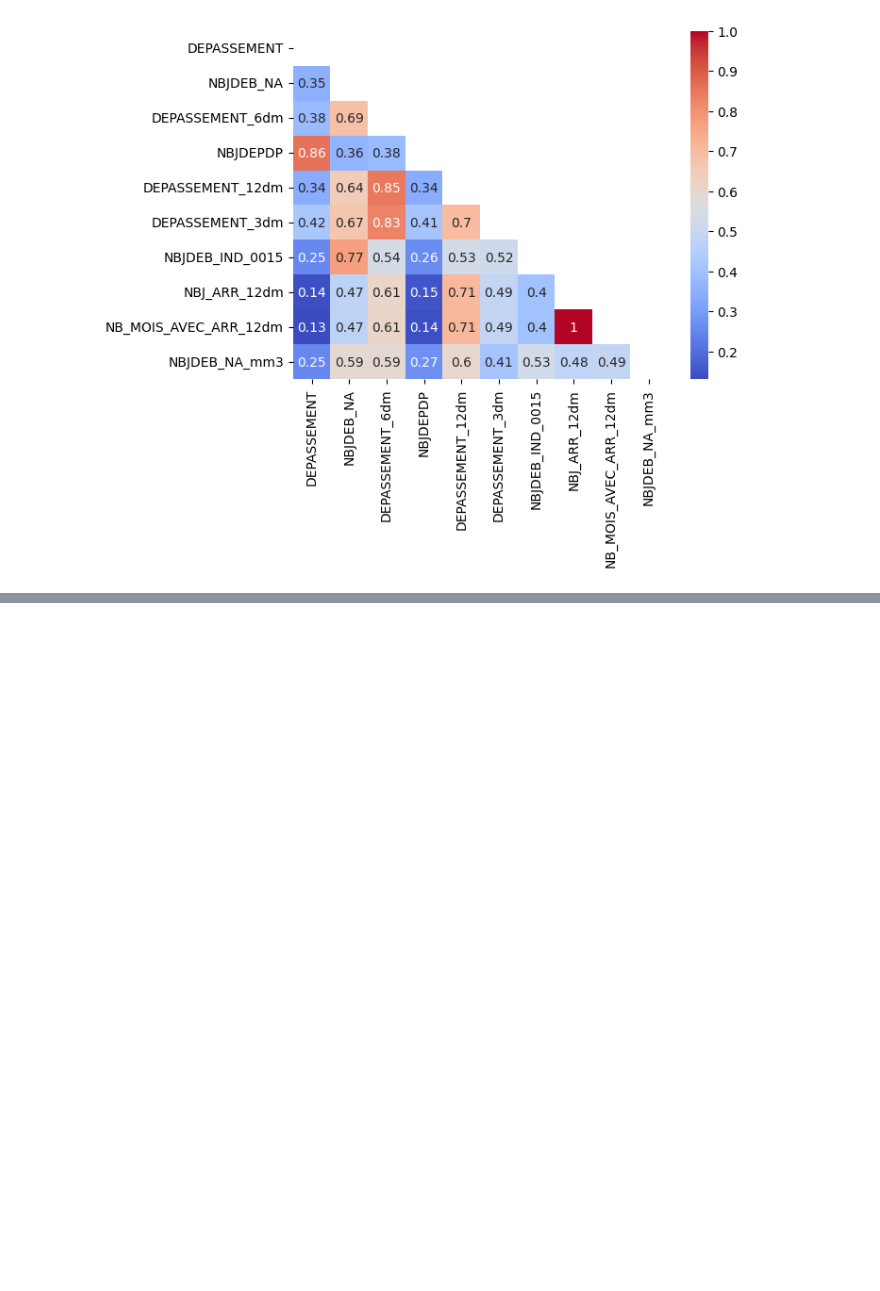
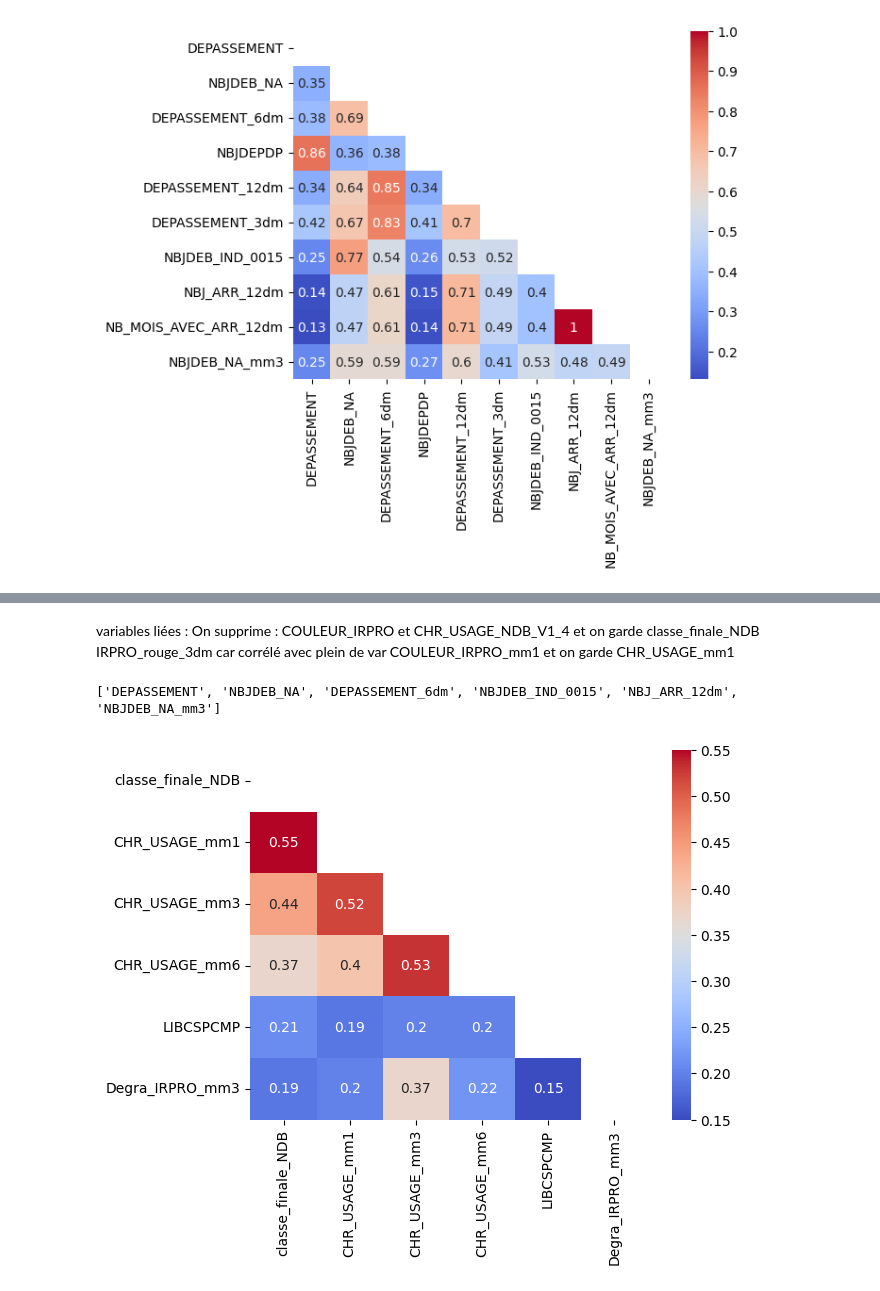
Before and after one commit to ceddx/projet-scoring, a Jupyter notebook: projet_scoring_ced.ipynb, the cells around one changed output, grey strips where cells are left out. Drawn from its saved outputs; the diff is of its cells as text; code cells hidden in the pictures; blank space fills up the shorter version.

```diff
--- a/projet_scoring_ced.ipynb
+++ b/projet_scoring_ced.ipynb
@@ -859,0 +892,56 @@ plt.show()
+# %% [markdown]
+variables liées :
+On supprime : COULEUR_IRPRO et CHR_USAGE_NDB_V1_4 et on garde classe_finale_NDB
+IRPRO_rouge_3dm car corrélé avec plein de var
+COULEUR_IRPRO_mm1 et on garde CHR_USAGE_mm1
+# %%
+quali_save=top_10_quali_values['Variable'].tolist()
+
+elements_to_remove = ['COULEUR_IRPRO', 'CHR_USAGE_NDB_V1_4','IRPRO_rouge_3dm','COULEUR_IRPRO_mm1']
+
+# Remove elements from the list using .remove() method
+for item in elements_to_remove:
+    quali_save.remove(item)
+
+print(quanti_save)
+# %% [output]
+['DEPASSEMENT', 'NBJDEB_NA', 'DEPASSEMENT_6dm', 'NBJDEB_IND_0015', 'NBJ_ARR_12dm', 'NBJDEB_NA_mm3']
+# %%
+# Select the variables from top_10_quali_values
+variables = top_10_quali_values['Variable'].tolist()
+variables.remove('COULEUR_IRPRO')
+variables.remove('CHR_USAGE_NDB_V1_4')
+variables.remove('IRPRO_rouge_3dm')
+variables.remove('COULEUR_IRPRO_mm1')
+
+# Create an empty DataFrame to store the cross-tabulation results
+cramer_table = pd.DataFrame(index=variables, columns=variables)
+
+# Calculate the Cramer's V for each pair of variables
+for var1 in variables:
+    for var2 in variables:
+        if var1 != var2:
+            contingency_table = pd.crosstab(dataframe_sas[var1], dataframe_sas[var2])
+            chi2, _, _, _ = chi2_contingency(contingency_table)
+            n = contingency_table.sum().sum()
+            r, c = contingency_table.shape
+            v_cramer = round((chi2 / (n * (min(r, c) - 1)))**0.5,2)
+            cramer_table.loc[var1, var2] = v_cramer
+
+# Display the cross-tabulation table
+import seaborn as sns
+import matplotlib.pyplot as plt
+import numpy as np
+
+cramer_table = cramer_table.apply(pd.to_numeric, errors='coerce')
+
+# Create a mask for the upper triangular part of the matrix
+mask = np.triu(np.ones_like(cramer_table, dtype=bool))
+
+# Create a heatmap of the cross-tabulation with the mask
+sns.heatmap(cramer_table, annot=True, cmap='coolwarm', mask=mask)
+
+# Display the plot
+plt.show()
+# %% [output]
+[figure, added]
```
Also changed, not shown: parts of 10 cells of this notebook.
